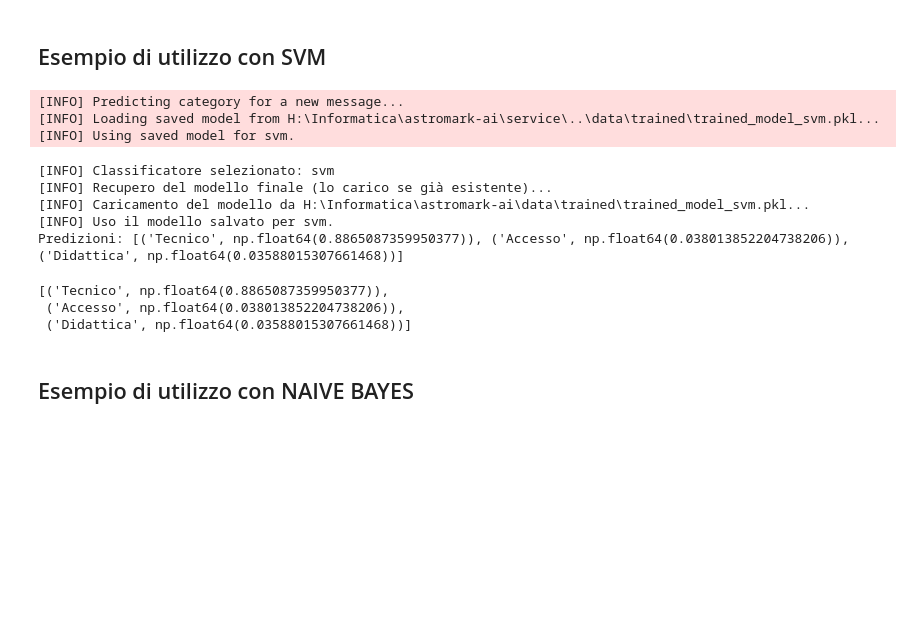
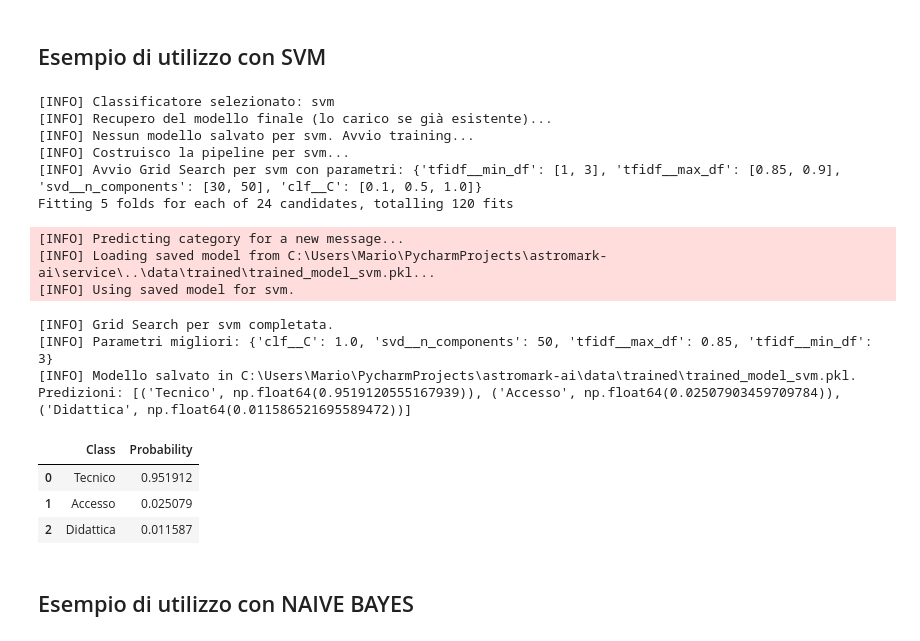
Before and after one commit to mariocosenza/astromark-ai, a Jupyter notebook: notebook/ticket_notebook.ipynb, the cells around one changed output. Cells and saved outputs as stored; diff of their text form; code cells hidden in the pictures; blank space fills up the shorter version.

```diff
--- a/notebook/ticket_notebook.ipynb
+++ b/notebook/ticket_notebook.ipynb
@@ -313,20 +322,27 @@ def ticket_service(title, message, classifier_type):
 # %%
 
 example_title = "Problema con la stampante"
 example_message = "La stampante non funziona correttamente."
-ticket_service(example_title, example_message, ClassifierType.SVM)
+svm_predictions = ticket_service(example_title, example_message, ClassifierType.SVM)
+pd.DataFrame(svm_predictions, columns=["Class", "Probability"])
 # %% [output]
-[INFO] Predicting category for a new message...
-[INFO] Loading saved model from H:\Informatica\astromark-ai\service\..\data\trained\trained_model_svm.pkl...
-[INFO] Using saved model for svm.
+[INFO] Classificatore selezionato: svm
+[INFO] Recupero del modello finale (lo carico se già esistente)...
+[INFO] Nessun modello salvato per svm. Avvio training...
+[INFO] Costruisco la pipeline per svm...
+[INFO] Avvio Grid Search per svm con parametri: {'tfidf__min_df': [1, 3], 'tfidf__max_df': [0.85, 0.9], 'svd__n_components': [30, 50], 'clf__C': [0.1, 0.5, 1.0]}
+Fitting 5 folds for each of 24 candidates, totalling 120 fits
-[INFO] Classificatore selezionato: svm
-[INFO] Recupero del modello finale (lo carico se già esistente)...
-[INFO] Caricamento del modello da H:\Informatica\astromark-ai\data\trained\trained_model_svm.pkl...
-[INFO] Uso il modello salvato per svm.
-Predizioni: [('Tecnico', np.float64(0.8865087359950377)), ('Accesso', np.float64(0.038013852204738206)), ('Didattica', np.float64(0.03588015307661468))]
+[INFO] Predicting category for a new message...
+[INFO] Loading saved model from C:\Users\Mario\PycharmProjects\astromark-ai\service\..\data\trained\trained_model_svm.pkl...
+[INFO] Using saved model for svm.
-[('Tecnico', np.float64(0.8865087359950377)),
- ('Accesso', np.float64(0.038013852204738206)),
- ('Didattica', np.float64(0.03588015307661468))]
+[INFO] Grid Search per svm completata.
+[INFO] Parametri migliori: {'clf__C': 1.0, 'svd__n_components': 50, 'tfidf__max_df': 0.85, 'tfidf__min_df': 3}
+[INFO] Modello salvato in C:\Users\Mario\PycharmProjects\astromark-ai\data\trained\trained_model_svm.pkl.
+Predizioni: [('Tecnico', np.float64(0.9519120555167939)), ('Accesso', np.float64(0.02507903459709784)), ('Didattica', np.float64(0.011586521695589472))]
+|  | Class | Probability |
+| 0 | Tecnico | 0.951912 |
+| 1 | Accesso | 0.025079 |
+| 2 | Didattica | 0.011587 |
 # %% [markdown]
 ## Esempio di utilizzo con NAIVE BAYES
 # %%
```
Also changed, not shown: parts of 6 cells of this notebook, 2 other files.
